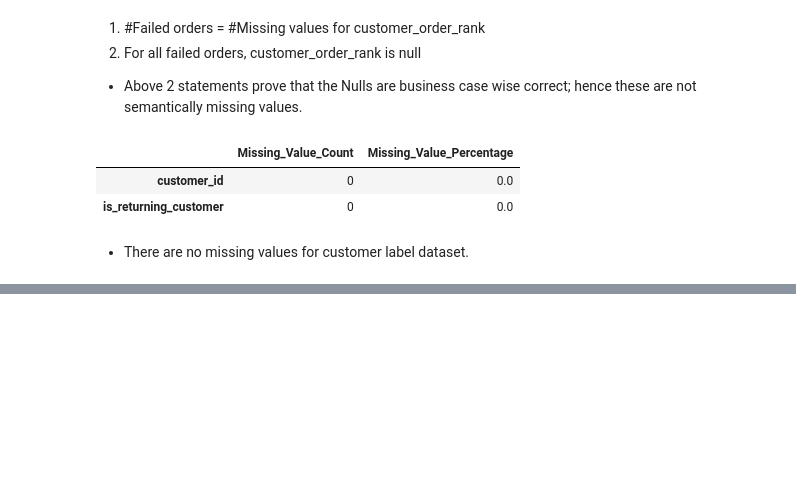
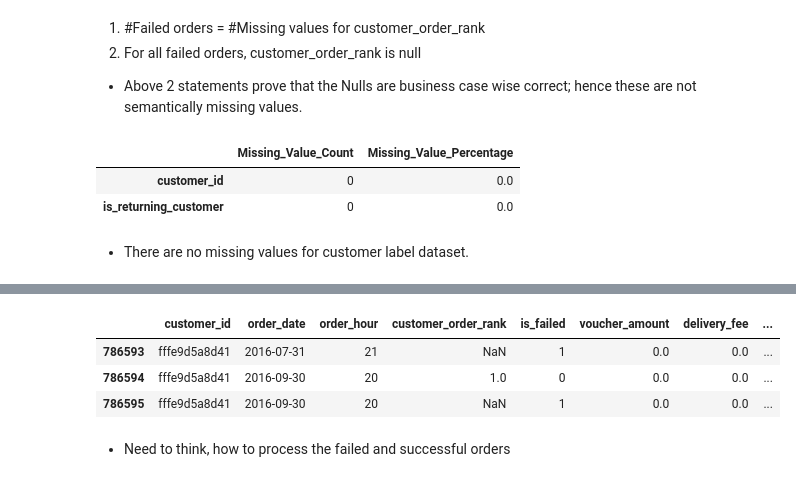
Before and after one commit to ashutosh3060/returning-customer-prediction, a Jupyter notebook: data_transformation.ipynb, the cells around one changed output, grey strips where cells are left out. Drawn from its saved outputs; the diff is of its cells as text; code cells hidden in the pictures; blank space fills up the shorter version.

```diff
--- a/data_transformation.ipynb
+++ b/data_transformation.ipynb
@@ -247,0 +297,9 @@ null_perc_check(df_label)
+# %%
+df.loc[df["customer_id"]=="fffe9d5a8d41"]
+# %% [output]
+|  | customer_id | order_date | order_hour | customer_order_rank | is_failed | voucher_amount | delivery_fee | ... |
+| 786593 | fffe9d5a8d41 | 2016-07-31 | 21 | NaN | 1 | 0.0 | 0.0 | ... |
+| 786594 | fffe9d5a8d41 | 2016-09-30 | 20 | 1.0 | 0 | 0.0 | 0.0 | ... |
+| 786595 | fffe9d5a8d41 | 2016-09-30 | 20 | NaN | 1 | 0.0 | 0.0 | ... |
+# %% [markdown]
+* Need to think, how to process the failed and successful orders
```
Also changed, not shown: parts of 4 cells of this notebook.
